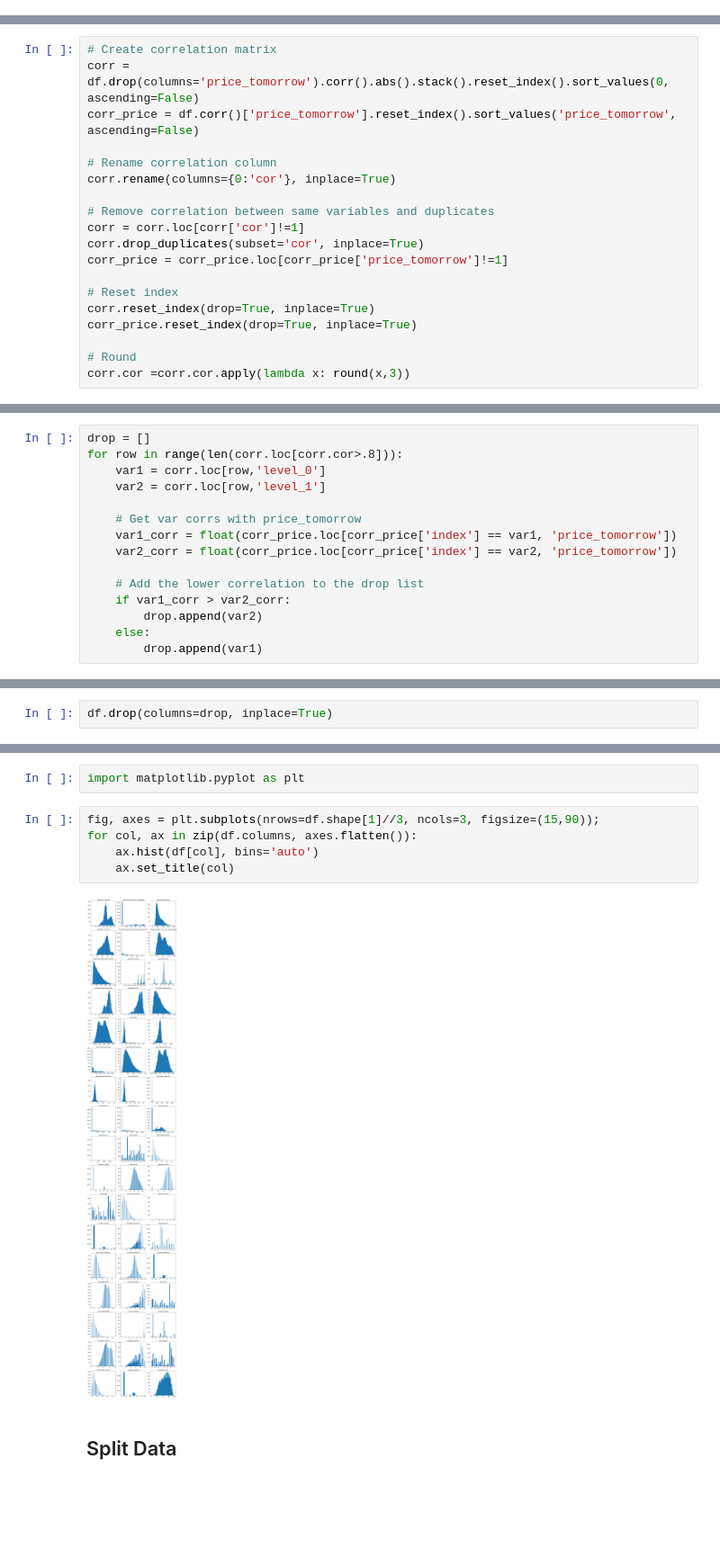
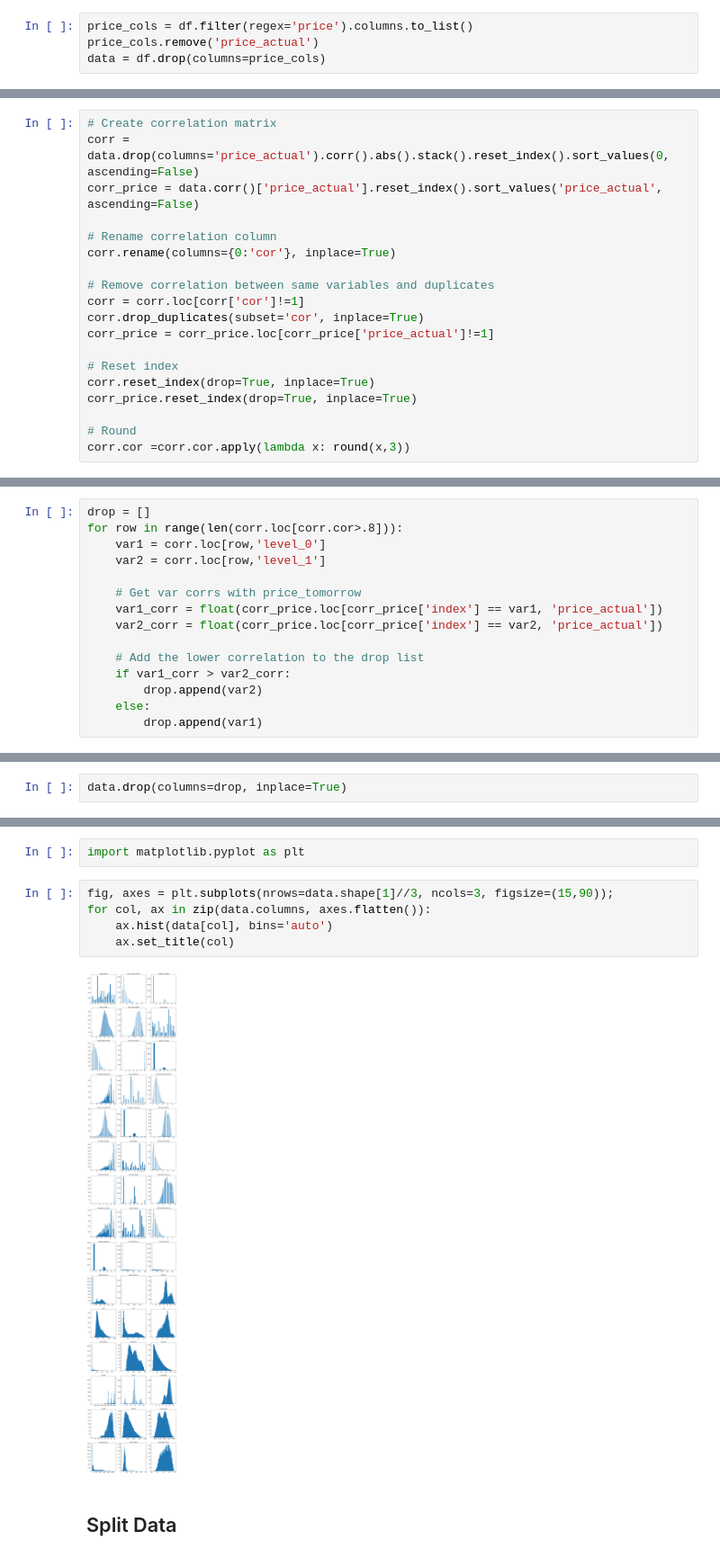
Before and after one commit to EvanHolder/Predicting-Energy-Markets-in-Spain, a Jupyter notebook: notebooks/LinearRegression.ipynb, the cells around one changed output, grey strips where cells are left out. Shown at 90% size. Cells and saved outputs as stored; diff of their text form; blank space fills up the shorter version.

```diff
--- a/notebooks/LinearRegression.ipynb
+++ b/notebooks/LinearRegression.ipynb
@@ -41,9 +75,13 @@ df['pressures_mean']=df.filter(regex='pressures').mean(axis=1)
+# %%
+price_cols = df.filter(regex='price').columns.to_list()
+price_cols.remove('price_actual')
+data = df.drop(columns=price_cols)
 # %% [markdown]
 ## Multicolinearity
 # %%
 # Create correlation matrix
-corr = df.drop(columns='price_tomorrow').corr().abs().stack().reset_index().sort_values(0, ascending=False)
-corr_price = df.corr()['price_tomorrow'].reset_index().sort_values('price_tomorrow', ascending=False)
+corr = data.drop(columns='price_actual').corr().abs().stack().reset_index().sort_values(0, ascending=False)
+corr_price = data.corr()['price_actual'].reset_index().sort_values('price_actual', ascending=False)
 
 # Rename correlation column
 corr.rename(columns={0:'cor'}, inplace=True)
@@ -51,7 +89,7 @@ corr.rename(columns={0:'cor'}, inplace=True)
 # Remove correlation between same variables and duplicates
 corr = corr.loc[corr['cor']!=1]
 corr.drop_duplicates(subset='cor', inplace=True)
-corr_price = corr_price.loc[corr_price['price_tomorrow']!=1]
+corr_price = corr_price.loc[corr_price['price_actual']!=1]
 
 # Reset index
 corr.reset_index(drop=True, inplace=True)
@@ -88,8 +126,8 @@ for row in range(len(corr.loc[corr.cor>.8])):
     var2 = corr.loc[row,'level_1']
 
     # Get var corrs with price_tomorrow
-    var1_corr = float(corr_price.loc[corr_price['index'] == var1, 'price_tomorrow'])
-    var2_corr = float(corr_price.loc[corr_price['index'] == var2, 'price_tomorrow'])
+    var1_corr = float(corr_price.loc[corr_price['index'] == var1, 'price_actual'])
+    var2_corr = float(corr_price.loc[corr_price['index'] == var2, 'price_actual'])
 
     # Add the lower correlation to the drop list
     if var1_corr > var2_corr:
@@ -99,6 +137,6 @@ for row in range(len(corr.loc[corr.cor>.8])):
 # %% [markdown]
 Drop highly correlated weather columns
 # %%
-df.drop(columns=drop, inplace=True)
+data.drop(columns=drop, inplace=True)
 # %%
 # Create correlation matrix
@@ -162,11 +200,11 @@ corr.head(60)
 # %%
 import matplotlib.pyplot as plt
 # %%
-fig, axes = plt.subplots(nrows=df.shape[1]//3, ncols=3, figsize=(15,90));
-for col, ax in zip(df.columns, axes.flatten()):
-    ax.hist(df[col], bins='auto')
+fig, axes = plt.subplots(nrows=data.shape[1]//3, ncols=3, figsize=(15,90));
+for col, ax in zip(data.columns, axes.flatten()):
+    ax.hist(data[col], bins='auto')
     ax.set_title(col)
 # %% [output]
-[figure, old version]
+[figure, new version]
 # %% [markdown]
 ## Split Data
```
Also changed, not shown: parts of 36 cells of this notebook, 1 other file.
